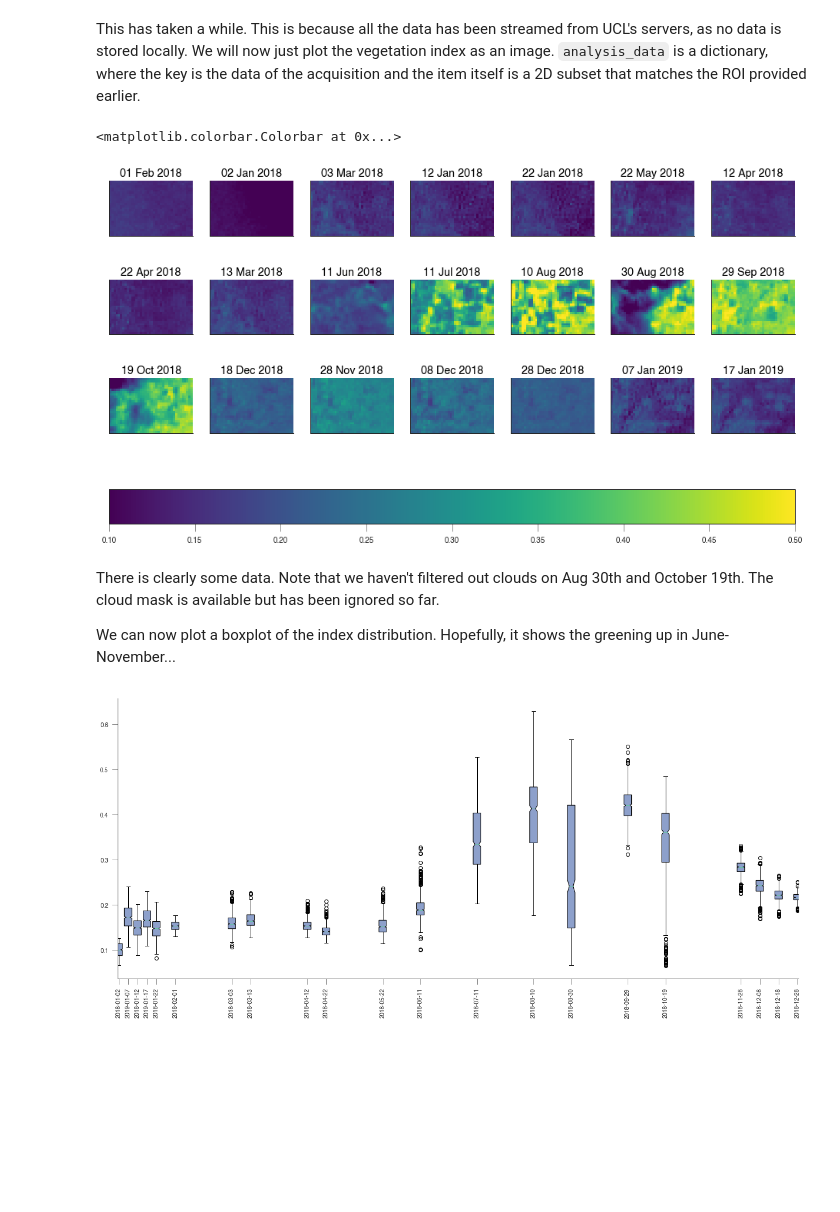
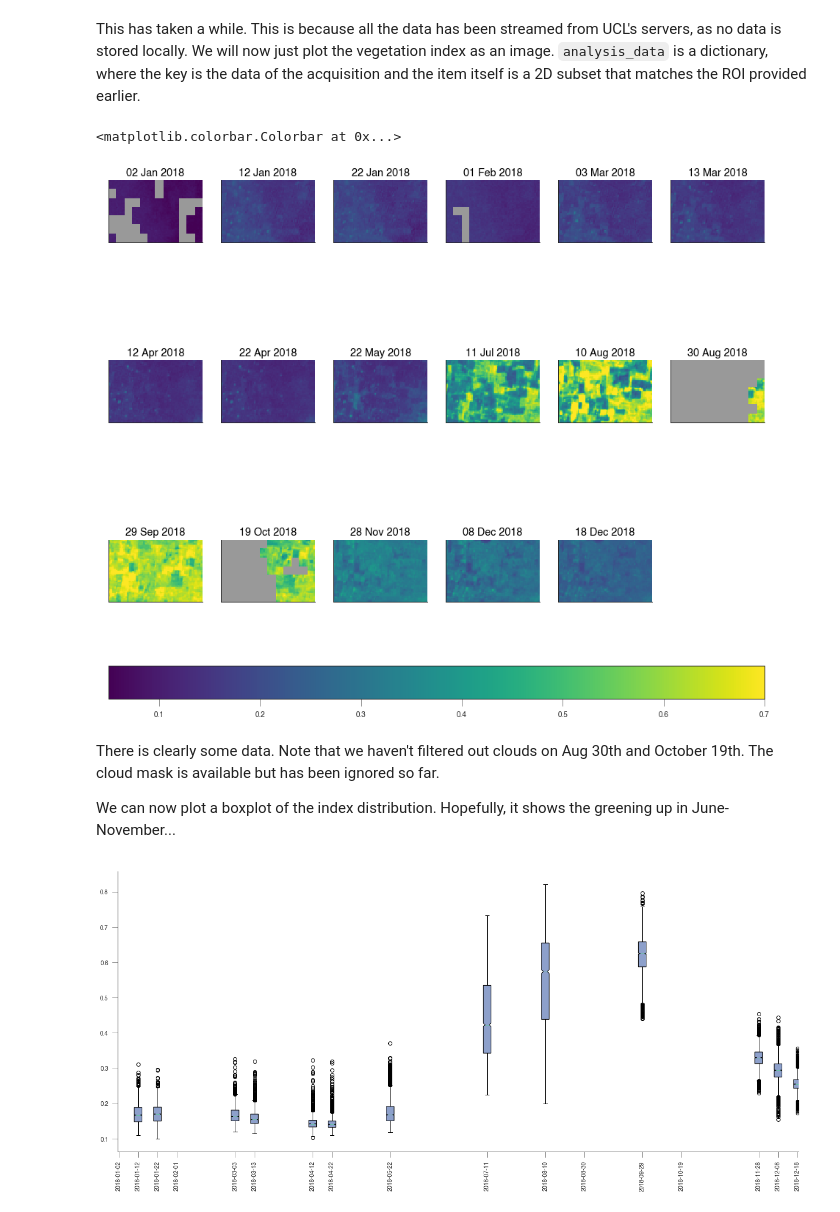
Before and after one commit to jgomezdans/demo_ghana, a Jupyter notebook: examine_data.ipynb, the cells around one changed output. Cells and saved outputs as stored; diff of their text form; code cells hidden in the pictures; blank space fills up the shorter version.

```diff
--- a/examine_data.ipynb
+++ b/examine_data.ipynb
@@ -15,14 +15,16 @@ import datetime as dt
 import gdal
 gdal.UseExceptions()
 
-from utils import grab_holdings, extract_roi_data_ndre
+import GomezEngine
 
-img_db = grab_holdings()
+
+ds = GomezEngine.DataStorageSentinel2("http://www2.geog.ucl.ac.uk/~ucfajlg/Ghana/database.json")
 # %% [markdown]
 The previous cell has obtained a listing of all the dates in which we have data available remotely. The data covers an area of arond 100 x 200 km around Tamale, and we have nearly all the Sentinel 2 acquisitions from 2018 (there are quite a few!). Suppose you want to examine a small region defined by [this box](https://gist.github.com/jgomezdans/d2c80bc049b7fa8822c47236674ddea8/) (you may need to zoom out to actually see the location). We want to extract the data over that location. In this case, we'll extract a vegetation index, but obviously there's a lot more flexibility. We can just point to the remote file, or you can also upload a shapefile, KML, geojson file here and change `roi` to its filename.
 # %%
 roi="https://gist.github.com/jgomezdans/d2c80bc049b7fa8822c47236674ddea8/" + \
     "raw/9a0d697adbc244b26d140d3a7c524d0f2857336b/map.geojson"
-analysis_data = extract_roi_data_ndre(img_db, roi=roi)
+
+analysis_data = ds.extract_band(["B04", "B08"], roi=roi)
 # %% [output]
 [interactive output not drawn]
@@ -29,18 +32,25 @@ analysis_data = extract_roi_data_ndre(img_db, roi=roi)
+# %%
+dates = sorted(analysis_data['B04'].keys())
+ndvi = {k:((analysis_data['B08'][k] - analysis_data['B04'][k])/ \
+            (analysis_data['B08'][k] + analysis_data['B04'][k])) for k in dates}
 # %% [markdown]
 This has taken a while. This is because all the data has been streamed from UCL's servers, as no data is stored locally. We will now just plot the vegetation index as an image. `analysis_data` is a dictionary, where the key is the data of the acquisition and the item itself is a 2D subset that matches the ROI provided earlier.
 # %%
-fig, axs = plt.subplots(nrows=3, ncols=7, sharex=True, sharey=True, figsize=(16,9))
+fig, axs = plt.subplots(nrows=3, ncols=6, sharex=True, sharey=True, figsize=(16,16))
 axs = axs.flatten()
-for ii, (k,v) in enumerate(analysis_data.items()):
-    im =axs[ii].imshow(v, interpolation="nearest", vmin=0.1, vmax=0.5, cmap=plt.cm.viridis)
+cmap = plt.cm.viridis
+cmap.set_bad("0.6")
+for ii, (k,v) in enumerate(ndvi.items()):
+    im =axs[ii].imshow(v, interpolation="nearest", vmin=0.05,
+                       vmax=0.7, cmap=cmap)
     axs[ii].set_title(k.strftime("%d %b %Y"))
     axs[ii].set_xticks([])
     axs[ii].set_yticks([])
-
-fig.colorbar(im, ax=axs.tolist(), orientation="horizontal")
+axs[-1].set_visible(False)
+fig.colorbar(im, ax=axs.tolist(), orientation="horizontal", pad=0.1)
 # %% [output]
 <matplotlib.colorbar.Colorbar at 0x...>
-[figure, old version]
+[figure, new version]
 # %% [markdown]
 There is clearly some data. Note that we haven't filtered out clouds on Aug 30th and October 19th. The cloud mask is available but has been ignored so far.
 
@@ -49,7 +59,7 @@ We can now plot a boxplot of the index distribution. Hopefully, it shows the gre
 data = []
 doys = []
 tx = []
-for ii, (k,v) in enumerate(analysis_data.items()):
+for ii, (k,v) in enumerate(ndvi.items()):
     tx.append(k)
     doys.append(int(k.strftime("%j")))
     data.append(v.flatten())
@@ -64,4 +74,4 @@ _ = plt.xticks(rotation="vertical")
 _ = [patch.set_facecolor("#8DA0CB") for patch in bp['boxes']]
 plt.tight_layout()
 # %% [output]
-[figure, old version]
+[figure, new version]
```
Also changed, not shown: parts of 1 cell of this notebook, 1 other file.
